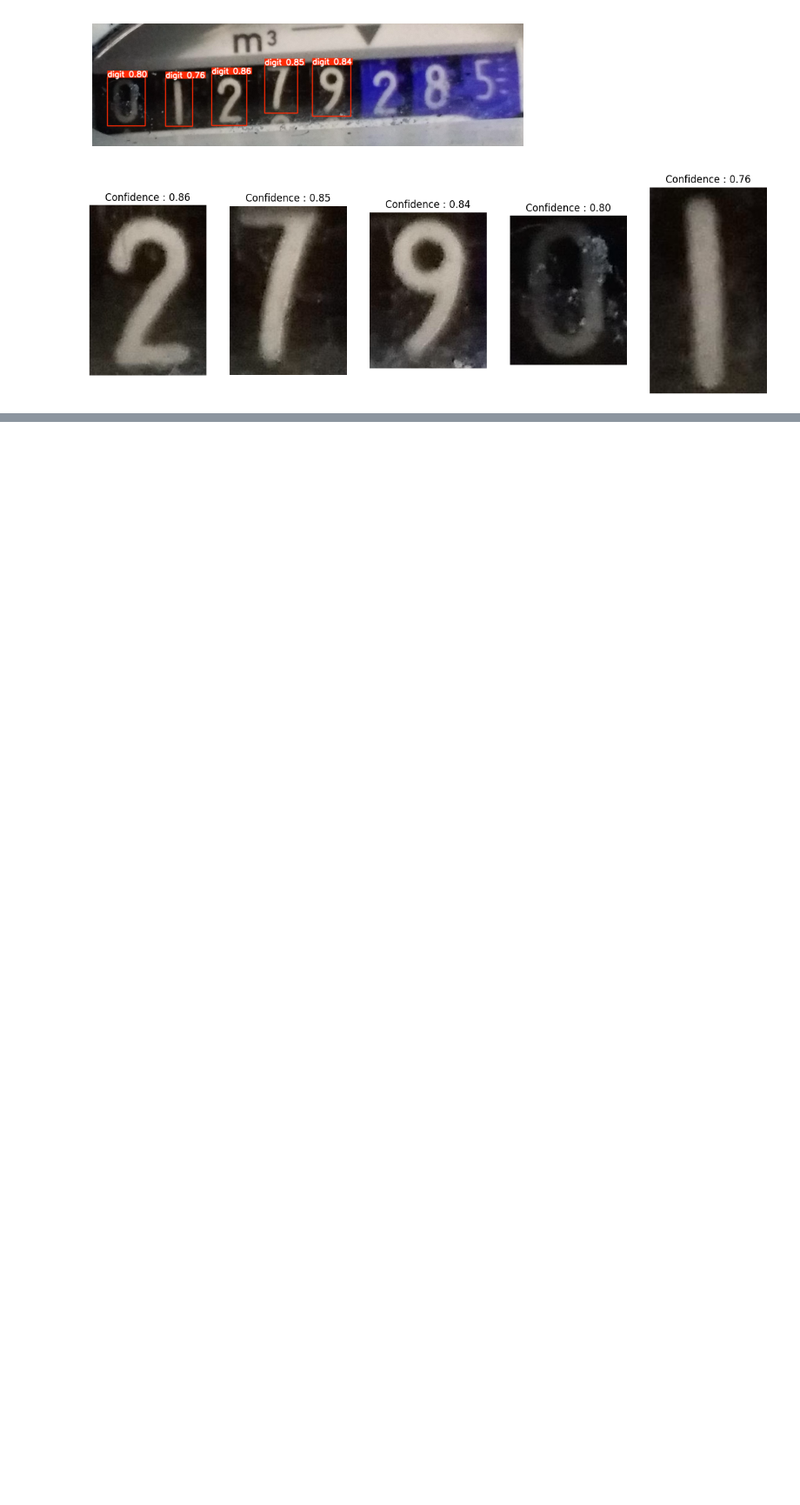
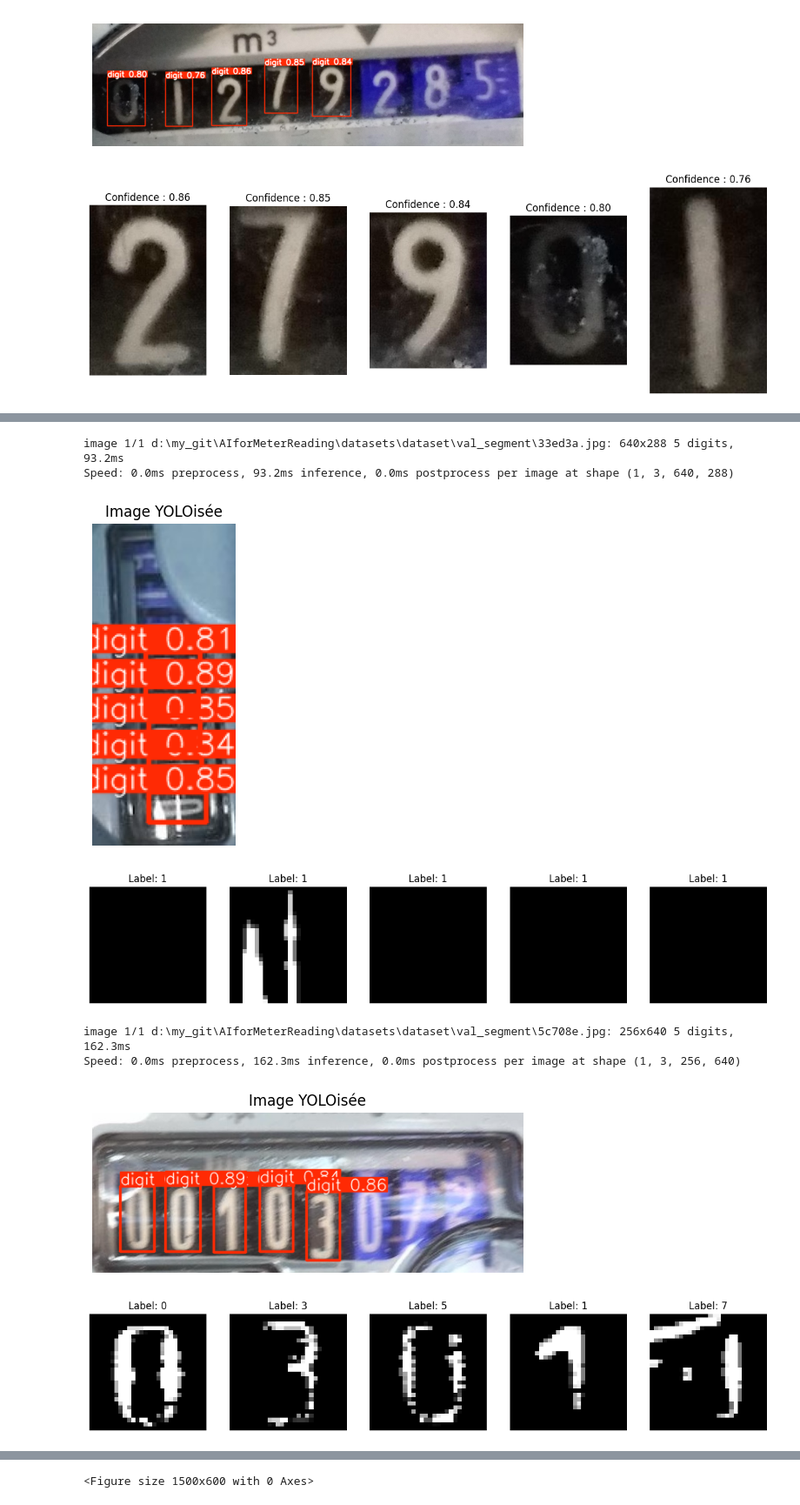
Before and after one commit to yannasyr/AIforMeterReading, a Jupyter notebook: yann_v1.ipynb, the cells around one changed output, grey strips where cells are left out. Shown at 87% size. Saved outputs shown, nothing was run; the diff lists cells and outputs as text; code cells hidden in the pictures; blank space fills up the shorter version.

```diff
--- a/yann_v1.ipynb
+++ b/yann_v1.ipynb
@@ -451,0 +596,21 @@ Pas dingue ces modèles ...
+# %%
+import random
+cnt_break = 0
+l = os.listdir('datasets/dataset/val_segment/')
+random.shuffle(l)
+for im_name in l:
+    cnt_break += 1
+    image_name = os.path.join('datasets/dataset/val_segment/', im_name)
+    identification_digits(image_name, model_mnist='pytorch')
+
+    if cnt_break >= 5:
+        break
+# %% [output]
+image 1/1 d:\my_git\AIforMeterReading\datasets\dataset\val_segment\33ed3a.jpg: 640x288 5 digits, 93.2ms
+Speed: 0.0ms preprocess, 93.2ms inference, 0.0ms postprocess per image at shape (1, 3, 640, 288)
+[figure, added]
+[figure, added]
+image 1/1 d:\my_git\AIforMeterReading\datasets\dataset\val_segment\5c708e.jpg: 256x640 5 digits, 162.3ms
+Speed: 0.0ms preprocess, 162.3ms inference, 0.0ms postprocess per image at shape (1, 3, 256, 640)
+[figure, added]
+[figure, added]
@@ -451,0 +620 @@ Pas dingue ces modèles ...
+<Figure size 1500x600 with 0 Axes>
```
Also changed, not shown: parts of 11 cells of this notebook.
